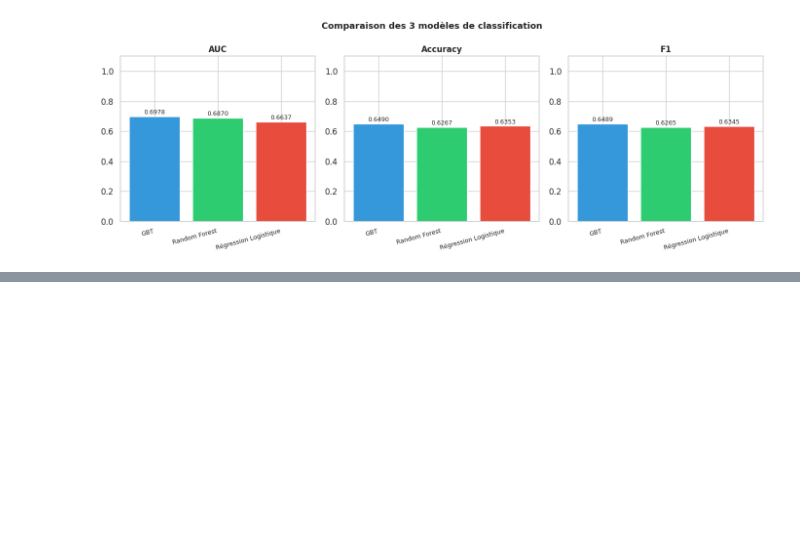
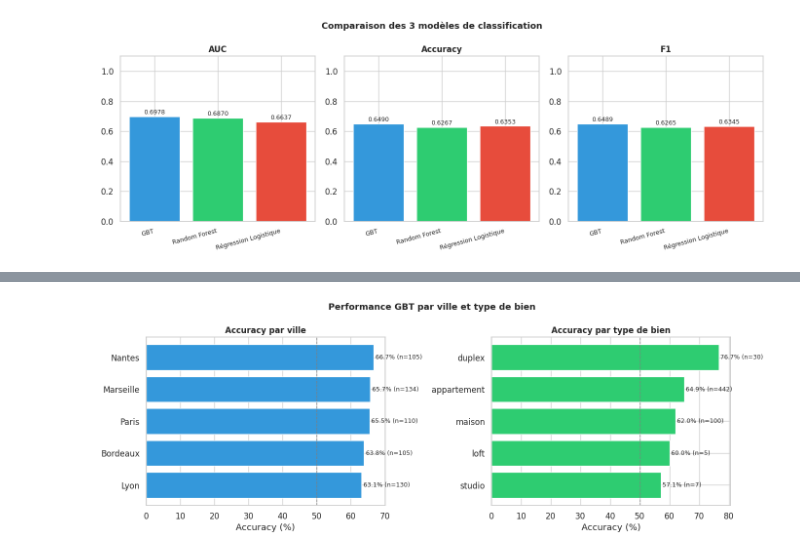
Before and after one commit to AlexisJohnson-data/bigdata-immobilier, a Jupyter notebook: projet/notebooks/04_modelisation.ipynb, the cells around one changed output, grey strips where cells are left out. Saved outputs shown, nothing was run; the diff lists cells and outputs as text; code cells hidden in the pictures; blank space fills up the shorter version.

```diff
--- a/projet/notebooks/04_modelisation.ipynb
+++ b/projet/notebooks/04_modelisation.ipynb
@@ -631,0 +666,27 @@ Régression Logistique 0.6637    0.6353 0.6345
+# %%
+# Accuracy par ville et type_bien
+perf_ville_pd = preds_gbt_clf.select('ville', 'is_cher', 'prediction').withColumn('correct', F.when(F.col('is_cher') == F.col('prediction'), 1).otherwise(0)).groupBy('ville').agg(F.count('*').alias('nb'), F.round(F.mean('correct') * 100, 1).alias('accuracy_%')).toPandas().sort_values('accuracy_%', ascending=True)
+
+perf_type_pd = preds_gbt_clf.select('type_bien', 'is_cher', 'prediction').withColumn('correct', F.when(F.col('is_cher') == F.col('prediction'), 1).otherwise(0)).groupBy('type_bien').agg(F.count('*').alias('nb'), F.round(F.mean('correct') * 100, 1).alias('accuracy_%')).toPandas().sort_values('accuracy_%', ascending=True)
+
+fig, axes = plt.subplots(1, 2, figsize=(14, 5))
+
+axes[0].barh(perf_ville_pd['ville'], perf_ville_pd['accuracy_%'], color='#3498db', edgecolor='white')
+axes[0].axvline(50, color='gray', linestyle='--', linewidth=1)
+axes[0].set_xlabel('Accuracy (%)')
+axes[0].set_title('Accuracy par ville', fontsize=12, fontweight='bold')
+for i, (val, nb) in enumerate(zip(perf_ville_pd['accuracy_%'], perf_ville_pd['nb'])):
+    axes[0].text(val + 0.5, i, f'{val}% (n={nb})', va='center', fontsize=9)
+
+axes[1].barh(perf_type_pd['type_bien'], perf_type_pd['accuracy_%'], color='#2ecc71', edgecolor='white')
+axes[1].axvline(50, color='gray', linestyle='--', linewidth=1)
+axes[1].set_xlabel('Accuracy (%)')
+axes[1].set_title('Accuracy par type de bien', fontsize=12, fontweight='bold')
+for i, (val, nb) in enumerate(zip(perf_type_pd['accuracy_%'], perf_type_pd['nb'])):
+    axes[1].text(val + 0.5, i, f'{val}% (n={nb})', va='center', fontsize=9)
+
+plt.suptitle('Performance GBT par ville et type de bien', fontsize=13, fontweight='bold')
+plt.tight_layout()
+plt.show()
+# %% [output]
+[figure, added]
```
Also changed, not shown: parts of 2 cells of this notebook.
